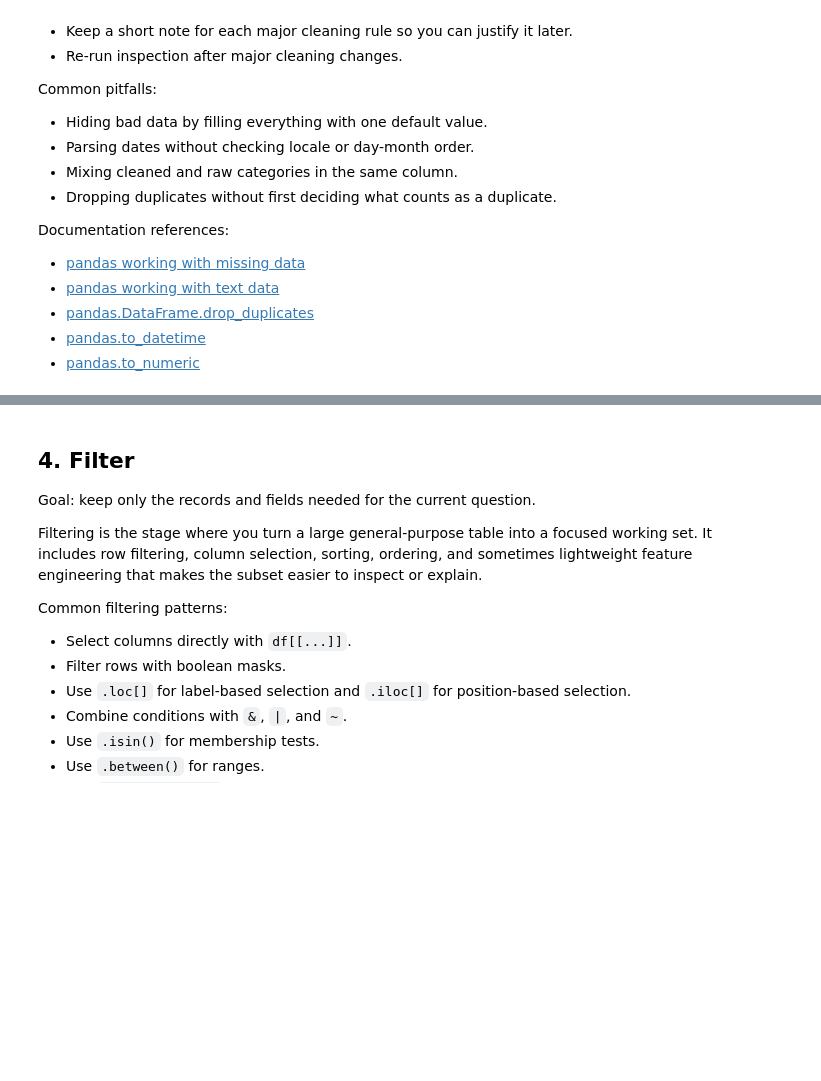
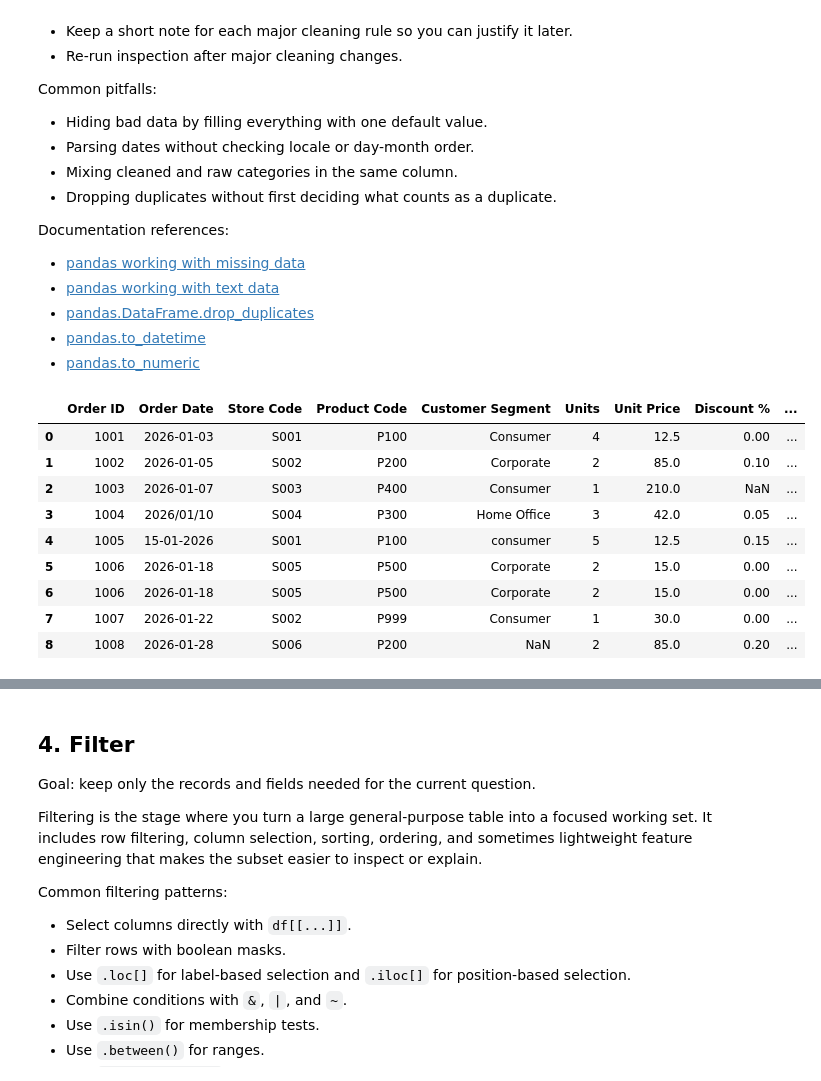
Before and after one commit to ValRCS/RTU_Python_CSP, a Jupyter notebook: notebooks/day4_pandas_full_worfklow_colab.ipynb, the cells around one changed output, grey strips where cells are left out. Cells and saved outputs as stored; diff of their text form; code cells hidden in the pictures; blank space fills up the shorter version.

```diff
--- a/notebooks/day4_pandas_full_worfklow_colab.ipynb
+++ b/notebooks/day4_pandas_full_worfklow_colab.ipynb
@@ -713,6 +713,19 @@ Documentation references:
 - [pandas.DataFrame.drop_duplicates](https://pandas.pydata.org/docs/reference/api/pandas.DataFrame.drop_duplicates.html)
 - [pandas.to_datetime](https://pandas.pydata.org/docs/reference/api/pandas.to_datetime.html)
 - [pandas.to_numeric](https://pandas.pydata.org/docs/reference/api/pandas.to_numeric.html)
+# %%
+sales_january_raw
+# %% [output]
+|  | Order ID | Order Date | Store Code | Product Code | Customer Segment | Units | Unit Price | Discount % | ... |
+| 0 | 1001 | 2026-01-03 | S001 | P100 | Consumer | 4 | 12.5 | 0.00 | ... |
+| 1 | 1002 | 2026-01-05 | S002 | P200 | Corporate | 2 | 85.0 | 0.10 | ... |
+| 2 | 1003 | 2026-01-07 | S003 | P400 | Consumer | 1 | 210.0 | NaN | ... |
+| 3 | 1004 | 2026/01/10 | S004 | P300 | Home Office | 3 | 42.0 | 0.05 | ... |
+| 4 | 1005 | 15-01-2026 | S001 | P100 | consumer | 5 | 12.5 | 0.15 | ... |
+| 5 | 1006 | 2026-01-18 | S005 | P500 | Corporate | 2 | 15.0 | 0.00 | ... |
+| 6 | 1006 | 2026-01-18 | S005 | P500 | Corporate | 2 | 15.0 | 0.00 | ... |
+| 7 | 1007 | 2026-01-22 | S002 | P999 | Consumer | 1 | 30.0 | 0.00 | ... |
+| 8 | 1008 | 2026-01-28 | S006 | P200 | NaN | 2 | 85.0 | 0.20 | ... |
 # %%
 def clean_sales_frame(frame: pd.DataFrame, source_month: str) -> pd.DataFrame:
     cleaned = frame.copy()
```
Also changed, not shown: parts of 22 cells of this notebook, 2 other files.
